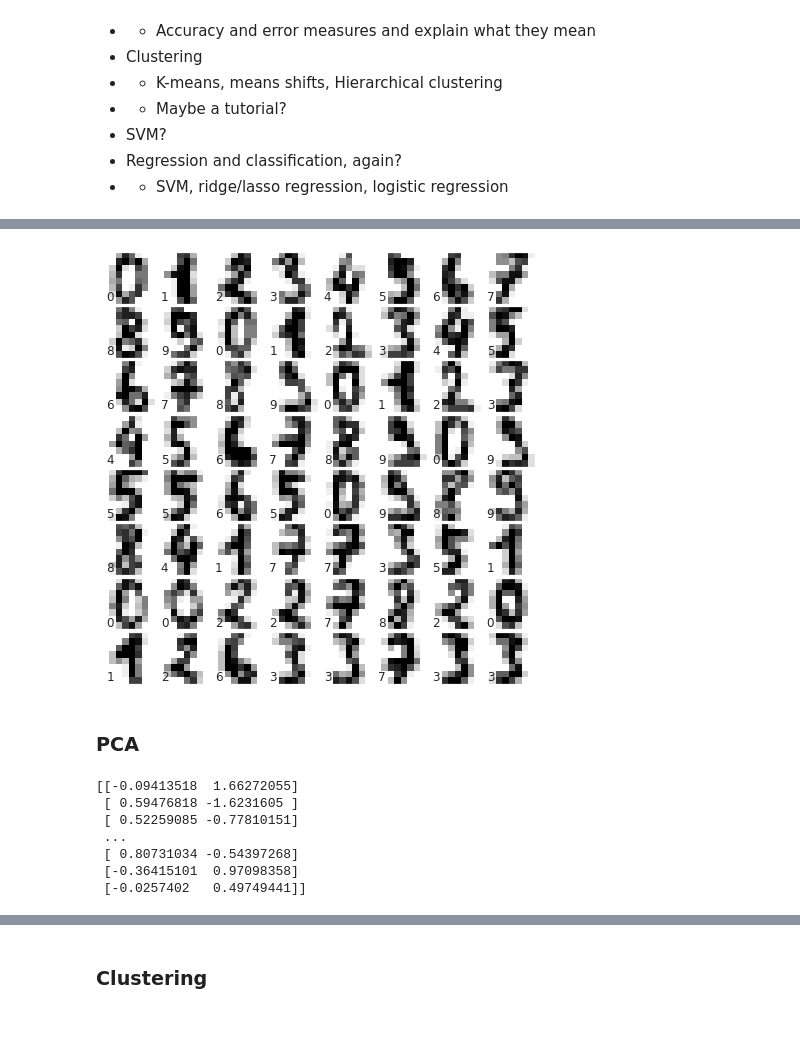
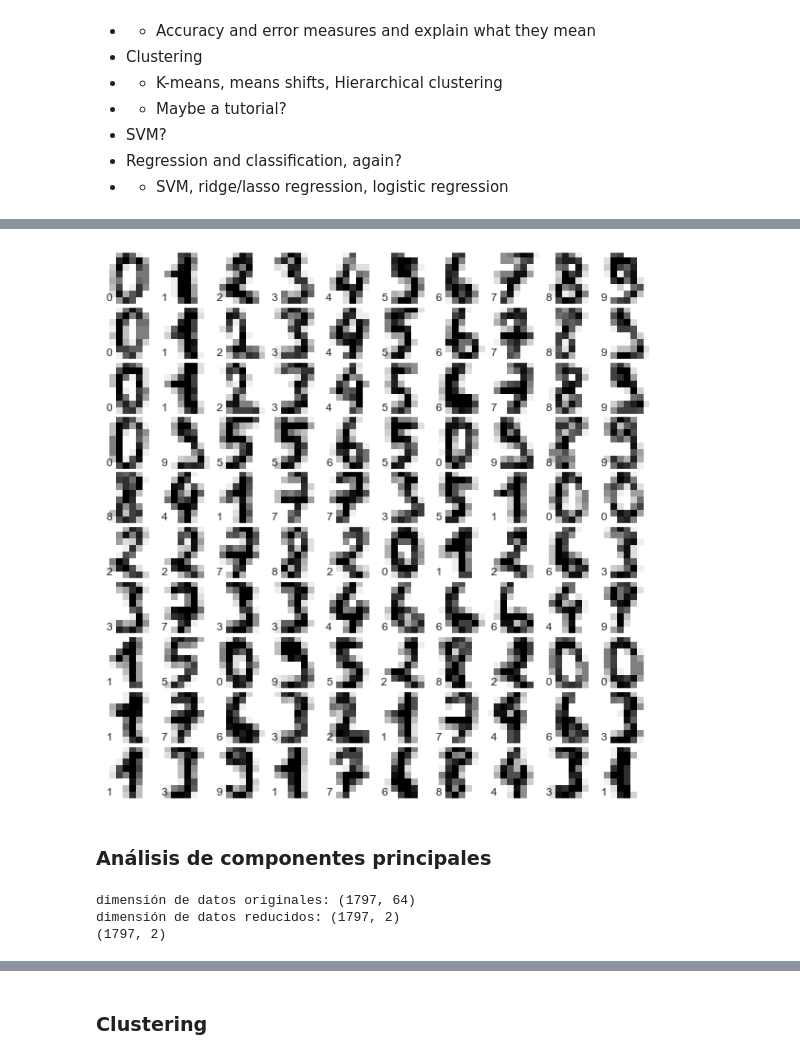
Before and after one commit to GAMES-UChile/Curso-BancoEstado, a Jupyter notebook: modulo4/modulo4.ipynb, the cells around one changed output, grey strips where cells are left out. Saved outputs shown, nothing was run; the diff lists cells and outputs as text; code cells hidden in the pictures; blank space fills up the shorter version.

```diff
--- a/modulo4/modulo4.ipynb
+++ b/modulo4/modulo4.ipynb
@@ -36,15 +82,14 @@ digits = datasets.load_digits()
 # %%
-import matplotlib.pyplot as plt
-fig = plt.figure(figsize=(6, 6))
+fig = plt.figure(figsize=(8, 8))
 
 fig.subplots_adjust(left=0, right=1, bottom=0, top=1, hspace=0.05, wspace=0.05)
-for i in range(64):
-    ax = fig.add_subplot(8, 8, i + 1, xticks=[], yticks=[])
+for i in range(100):
+    ax = fig.add_subplot(10, 10, i + 1, xticks=[], yticks=[])
     ax.imshow(digits.images[i], cmap=plt.cm.binary, interpolation='nearest')
     ax.text(0, 7, str(digits.target[i]))
 
 plt.show()
 # %% [output]
-[figure, old version]
+[figure, new version]
-# %% [markdown]
-### PCA
+# %% [markdown]
+### Análisis de componentes principales
@@ -51,19 +98,18 @@ plt.show()
 # %%
-randomized_pca = decomposition.PCA(n_components=2, svd_solver='randomized', whiten=True)
+from sklearn import decomposition
+
+randomized_pca = decomposition.PCA(n_components=2, svd_solver='full', whiten=True)
 reduced_data_rpca = randomized_pca.fit_transform(digits.data)
 
 # Inspect the shape
-#print(reduced_data_pca.shape)
+print(f'dimensión de datos originales: {digits.data.shape}')
+print(f'dimensión de datos reducidos: {reduced_data_rpca.shape}')
 
 # Print out the data
-print(reduced_data_rpca)
+print(reduced_data_rpca.shape)
 #print(reduced_data_pca)
 # %% [output]
-[[-0.09413518  1.66272055]
- [ 0.59476818 -1.6231605 ]
- [ 0.52259085 -0.77810151]
- ...
- [ 0.80731034 -0.54397268]
- [-0.36415101  0.97098358]
- [-0.0257402   0.49749441]]
+dimensión de datos originales: (1797, 64)
+dimensión de datos reducidos: (1797, 2)
+(1797, 2)
 # %%
```
Also changed, not shown: parts of 26 cells of this notebook.
